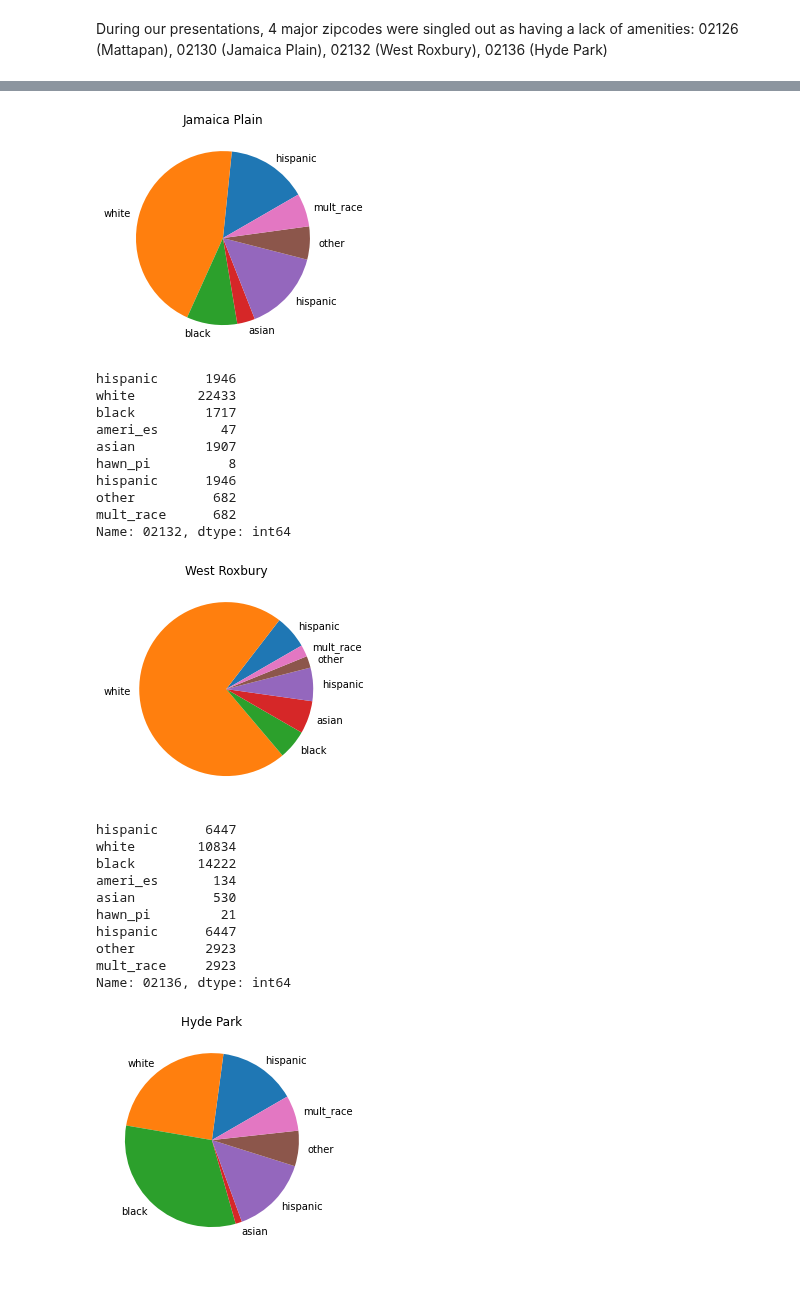
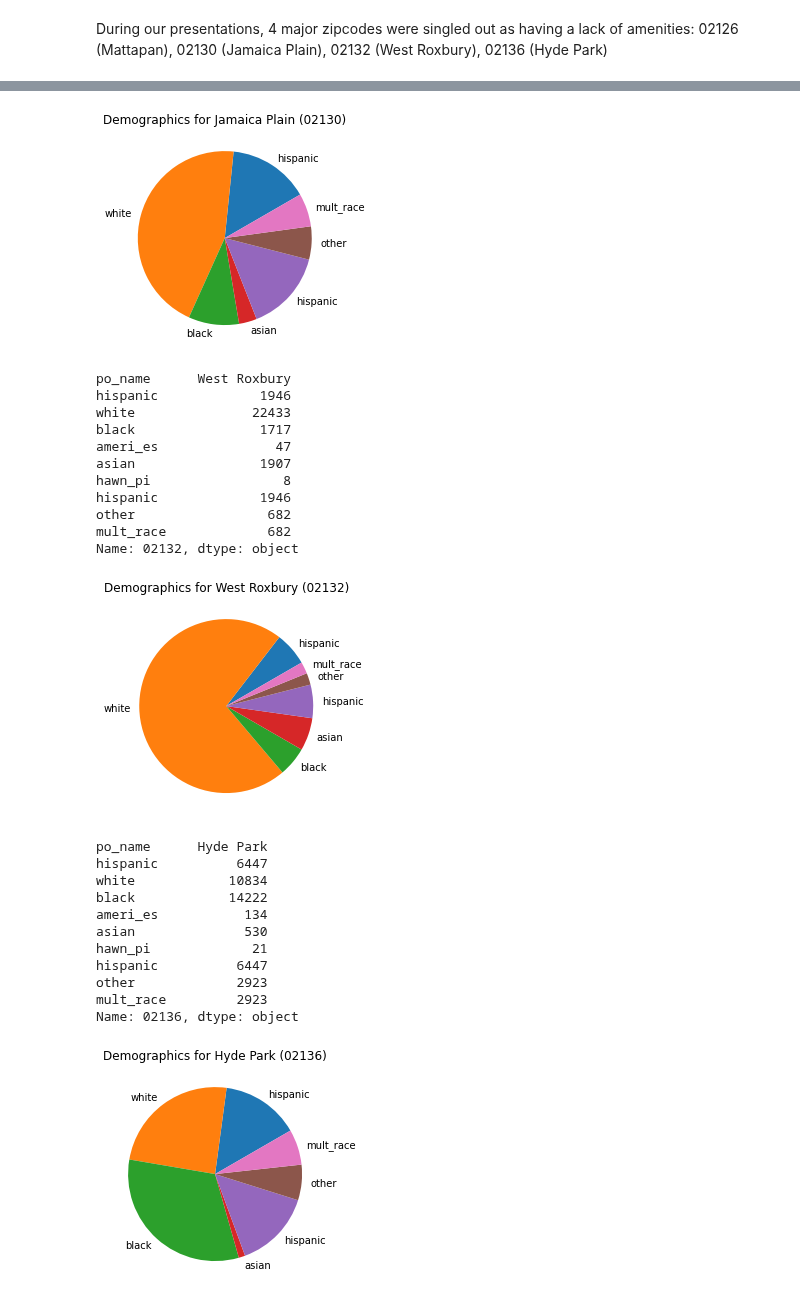
Before and after one commit to BU-Spark/CS506Spring2021Repository, a Jupyter notebook: CityOfBoston_team2/code/demographics/demographic-analysis.ipynb, the cells around one changed output, grey strips where cells are left out. Drawn from its saved outputs; the diff is of its cells as text; code cells hidden in the pictures.

```diff
--- a/CityOfBoston_team2/code/demographics/demographic-analysis.ipynb
+++ b/CityOfBoston_team2/code/demographics/demographic-analysis.ipynb
@@ -120,16 +120,18 @@ plot_demographic_heatmap(df,'mult_race','maps/ethnicity/mult_race.html')
 plot_demographic_heatmap(df,'pop2013','maps/pop2013.html')
 # %%
 #https://stackoverflow.com/questions/41787006/making-multiple-pie-charts-out-of-a-pandas-dataframe-one-for-each-row/41787990
-def demographic_by_zip(zipcode, df, name=None):
-    df_race = df[['zip','hispanic','white','black','ameri_es','asian','hawn_pi','hispanic','other','mult_race']]
+def demographic_by_zip(zipcode, df):
+    df_race = df[['zip', 'po_name', 'hispanic','white','black','ameri_es','asian','hawn_pi','hispanic','other','mult_race']]
 
     row = df_race.set_index('zip').loc[zipcode]
 
     print(row)
+    town_name = df.set_index('zip').loc[zipcode]['po_name']
+    row.drop('po_name', inplace=True)
     row = row[row.gt(row.sum() * .01)]
     fig = plt.figure()
     plt.pie(row, labels=row.index, startangle=30)
-    plt.title(name or row.name)
+    plt.title(f'Demographics for {town_name} ({zipcode})')
     plt.show()
 
 demographic_by_zip('02215',df)
@@ -148,8 +151,8 @@ Name: 02215, dtype: int64
 # %% [markdown]
 During our presentations, 4 major zipcodes were singled out as having a lack of amenities: 02126 (Mattapan), 02130 (Jamaica Plain), 02132 (West Roxbury), 02136 (Hyde Park)
 # %%
-demographic_by_zip('02126', df, name='Mattapan')
-demographic_by_zip('02130', df, name='Jamaica Plain')
-demographic_by_zip('02132', df, name='West Roxbury')
-demographic_by_zip('02136', df, name='Hyde Park')
+demographic_by_zip('02126', df)
+demographic_by_zip('02130', df)
+demographic_by_zip('02132', df)
+demographic_by_zip('02136', df)
 # %% [output]
@@ -177,23 +182,25 @@ Name: 02130, dtype: int64
-[figure, old version]
+[figure, new version]
-hispanic      1946
-white        22433
-black         1717
-ameri_es        47
-asian         1907
-hawn_pi          8
-hispanic      1946
-other          682
-mult_race      682
-Name: 02132, dtype: int64
+po_name      West Roxbury
+hispanic             1946
+white               22433
+black                1717
+ameri_es               47
+asian                1907
+hawn_pi                 8
+hispanic             1946
+other                 682
+mult_race             682
+Name: 02132, dtype: object
-[figure, old version]
+[figure, new version]
-hispanic      6447
-white        10834
-black        14222
-ameri_es       134
-asian          530
-hawn_pi         21
-hispanic      6447
-other         2923
-mult_race     2923
-Name: 02136, dtype: int64
+po_name      Hyde Park
+hispanic          6447
+white            10834
+black            14222
+ameri_es           134
+asian              530
+hawn_pi             21
+hispanic          6447
+other             2923
+mult_race         2923
+Name: 02136, dtype: object
-[figure, old version]
+[figure, new version]
```
Also changed, not shown: parts of 2 cells of this notebook, 9 other files.
